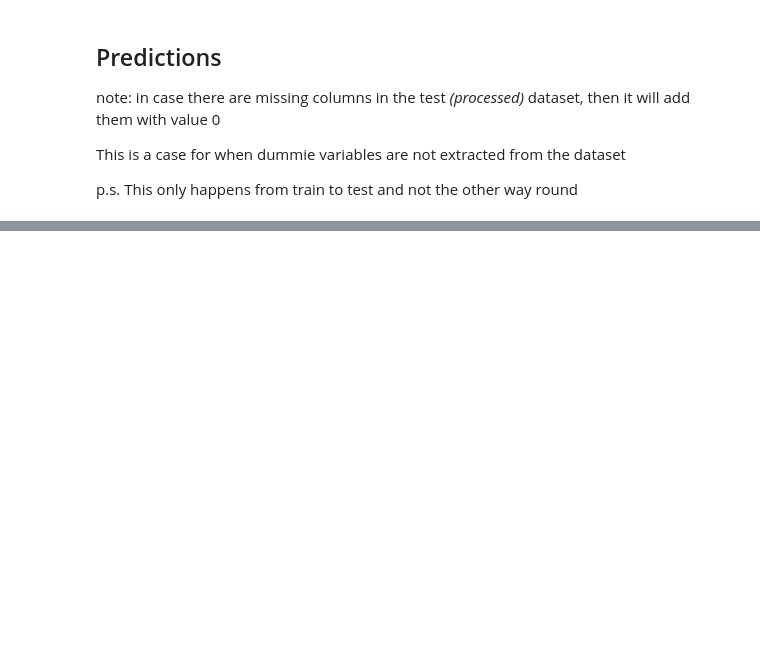
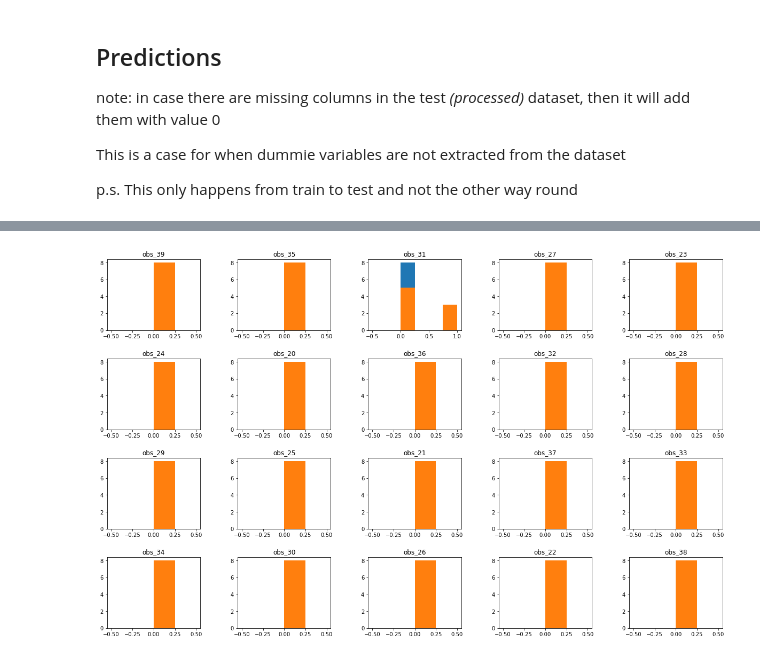
Before and after one commit to averissimo/exploratory-data-analysis-assement, a Jupyter notebook: Assessment.ipynb, the cells around one changed output, grey strips where cells are left out. Cells and saved outputs as stored; diff of their text form; code cells hidden in the pictures; blank space fills up the shorter version.

```diff
--- a/Assessment.ipynb
+++ b/Assessment.ipynb
@@ -875,0 +926,22 @@ for i, (m, model_name)  in enumerate(zip(models, [
+# %%
+ncols = 5
+nrows = 4
+
+fig, ax = plt.subplots(nrows= nrows, ncols=ncols, figsize=(20, 12), squeeze = False, sharey = False, sharex = False, gridspec_kw=dict(left=0.1, right=0.9, bottom=0.1, top=0.9))
+for i, col in enumerate(all_preds.columns):
+    if col == "ModelName":
+        continue
+    axi = ax[i % nrows][i % ncols]
+    axi.hist(all_preds.loc[:, col], bins=4)
+    ##ax.hist(x, alpha=0.5, bins=100, density=True, stacked=True, label=str(col),)
+    axi.set_title(col)
+
+
+plt.subplots_adjust(left=0.1,
+                    bottom=0.1,
+                    right=0.9,
+                    top=0.9,
+                    wspace=0.4,
+                    hspace=0.4)
+# %% [output]
+[figure, added]
```
Also changed, not shown: parts of 6 cells of this notebook.
